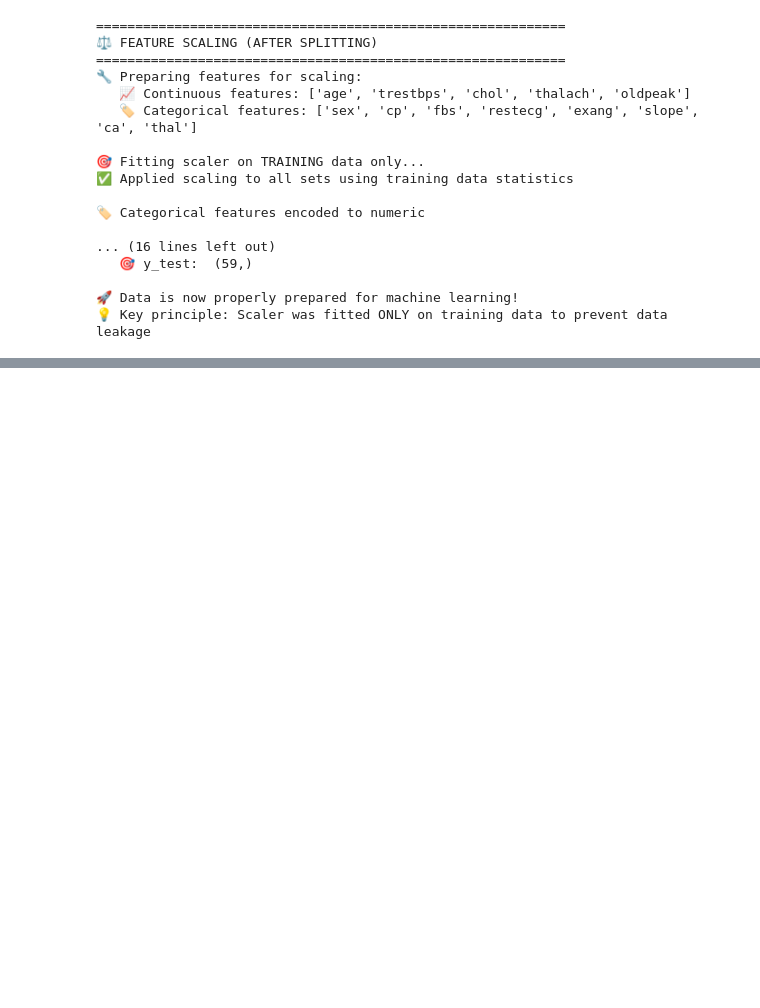
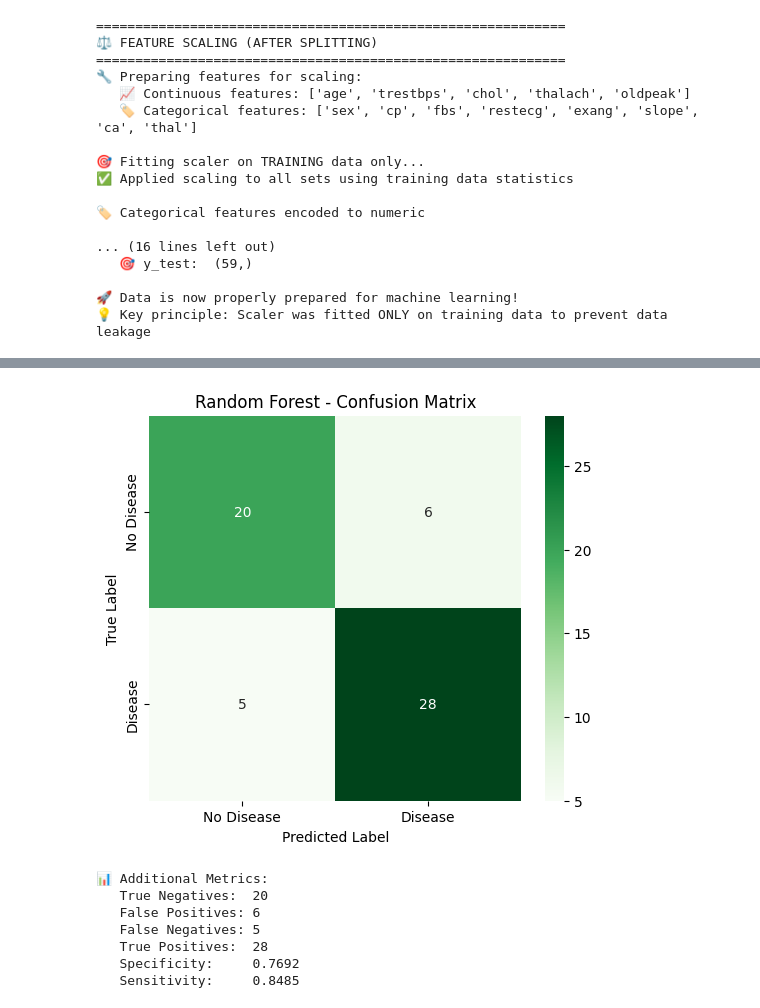
Before and after one commit to ahmedaymanali03/heart-disease-prediction, a Jupyter notebook: heart-disease-prediction-final.ipynb, the cells around one changed output, grey strips where cells are left out. Drawn from its saved outputs; the diff is of its cells as text; code cells hidden in the pictures; blank space fills up the shorter version.

```diff
--- a/heart-disease-prediction-final.ipynb
+++ b/heart-disease-prediction-final.ipynb
@@ -1014,0 +1174,72 @@ print(f"💡 Key principle: Scaler was fitted ONLY on training data to prevent d
+# %%
+# Model 2: Random Forest
+print("=" * 60)
+print("🌳 MODEL 2: RANDOM FOREST")
+print("=" * 60)
+
+# Initialize and train Random Forest
+start_time = time.time()
+rf_model = RandomForestClassifier(n_estimators=100, random_state=42, n_jobs=-1)
+rf_model.fit(X_train_scaled, y_train)
+
+# Make predictions
+y_train_pred_rf = rf_model.predict(X_train_scaled)
+y_val_pred_rf = rf_model.predict(X_val_scaled)
+y_test_pred_rf = rf_model.predict(X_test_scaled)
+
+# Get prediction probabilities
+y_train_proba_rf = rf_model.predict_proba(X_train_scaled)[:, 1]
+y_val_proba_rf = rf_model.predict_proba(X_val_scaled)[:, 1]
+y_test_proba_rf = rf_model.predict_proba(X_test_scaled)[:, 1]
+
+training_time_rf = time.time() - start_time
+
+# Calculate metrics for Random Forest
+print("🌳 Random Forest Results:")
+rf_train_metrics = calculate_metrics(y_train, y_train_pred_rf, y_train_proba_rf, "Training")
+rf_val_metrics = calculate_metrics(y_val, y_val_pred_rf, y_val_proba_rf, "Validation")
+rf_test_metrics = calculate_metrics(y_test, y_test_pred_rf, y_test_proba_rf, "Test")
+
+print(f"\n⏱️ Training Time: {training_time_rf:.4f} seconds")
+
+# Cross-validation
+cv_scores_rf = cross_val_score(rf_model, X_train_scaled, y_train, cv=5, scoring='accuracy')
+print(f"🔄 5-Fold CV Accuracy: {cv_scores_rf.mean():.4f} (±{cv_scores_rf.std()*2:.4f})")
+
+# Feature importance
+feature_importance = pd.DataFrame({
+    'feature': X_train_scaled.columns,
+    'importance': rf_model.feature_importances_
+}).sort_values('importance', ascending=False)
+
+print(f"\n🔝 Top 5 Most Important Features:")
+for i, (_, row) in enumerate(feature_importance.head().iterrows()):
+    print(f"   {i+1}. {row['feature']}: {row['importance']:.4f}")
+
+print("\n🎯 Confusion Matrix Analysis:")
+cm_rf = confusion_matrix(y_test, y_test_pred_rf)
+print("Confusion Matrix:")
+print(cm_rf)
+
+# Plot confusion matrix
+plt.figure(figsize=(6, 5))
+sns.heatmap(cm_rf, annot=True, fmt='d', cmap='Greens',
+            xticklabels=['No Disease', 'Disease'],
+            yticklabels=['No Disease', 'Disease'])
+plt.title('Random Forest - Confusion Matrix')
+plt.ylabel('True Label')
+plt.xlabel('Predicted Label')
+plt.show()
+
+# Calculate additional metrics from confusion matrix
+tn, fp, fn, tp = cm_rf.ravel()
+specificity = tn / (tn + fp)
+sensitivity = tp / (tp + fn)
+print(f"📊 Additional Metrics:")
+print(f"   True Negatives:  {tn}")
+print(f"   False Positives: {fp}")
+print(f"   False Negatives: {fn}")
+print(f"   True Positives:  {tp}")
+print(f"   Specificity:     {specificity:.4f}")
+print(f"   Sensitivity:     {sensitivity:.4f}")
+# %% [output]
@@ -1014,0 +1263,8 @@ print(f"💡 Key principle: Scaler was fitted ONLY on training data to prevent d
+[figure, added]
+📊 Additional Metrics:
+   True Negatives:  20
+   False Positives: 6
+   False Negatives: 5
+   True Positives:  28
+   Specificity:     0.7692
+   Sensitivity:     0.8485
```
Also changed, not shown: parts of 25 cells of this notebook.
